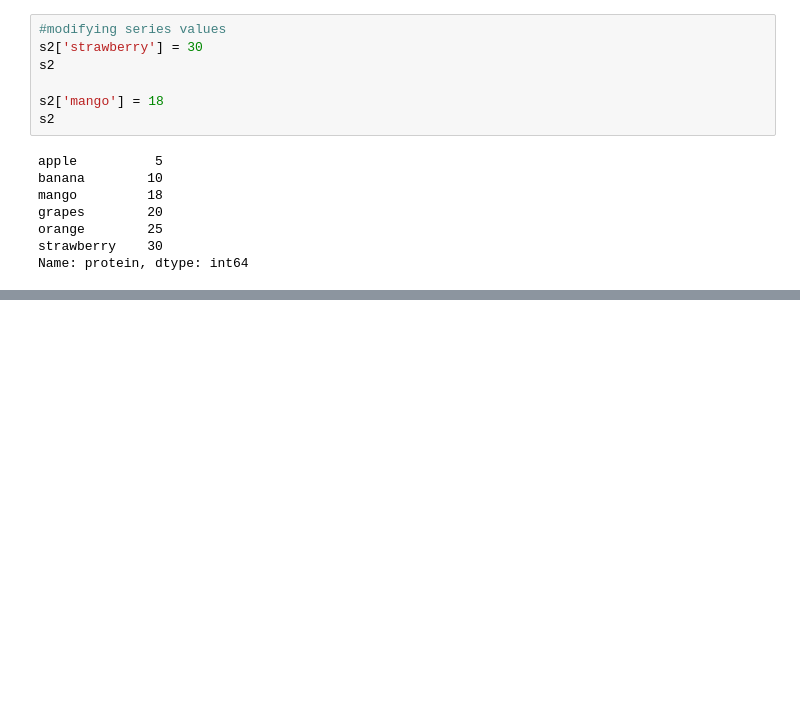
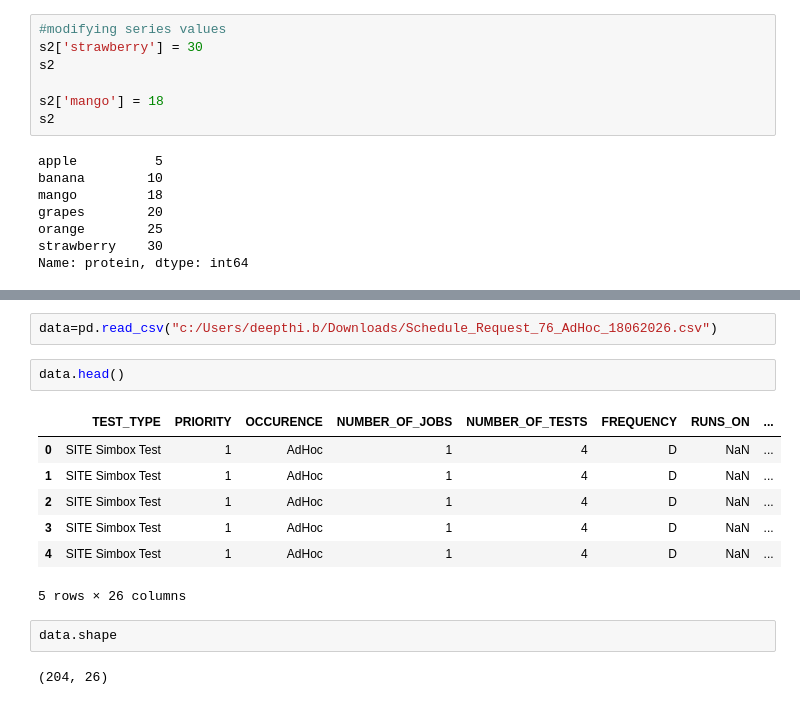
Before and after one commit to Deepthinaidu24/myProjects, a Jupyter notebook: Pandas_Pratice.ipynb, the cells around one changed output, grey strips where cells are left out. Drawn from its saved outputs; the diff is of its cells as text; blank space fills up the shorter version.

```diff
--- a/Pandas_Pratice.ipynb
+++ b/Pandas_Pratice.ipynb
@@ -113,0 +463,16 @@ Name: protein, dtype: int64
+# %%
+data=pd.read_csv("c:/Users/deepthi.b/Downloads/Schedule_Request_76_AdHoc_18062026.csv")
+# %%
+data.head()
+# %% [output]
+|  | TEST_TYPE | PRIORITY | OCCURENCE | NUMBER_OF_JOBS | NUMBER_OF_TESTS | FREQUENCY | RUNS_ON | ... |
+| 0 | SITE Simbox Test | 1 | AdHoc | 1 | 4 | D | NaN | ... |
+| 1 | SITE Simbox Test | 1 | AdHoc | 1 | 4 | D | NaN | ... |
+| 2 | SITE Simbox Test | 1 | AdHoc | 1 | 4 | D | NaN | ... |
+| 3 | SITE Simbox Test | 1 | AdHoc | 1 | 4 | D | NaN | ... |
+| 4 | SITE Simbox Test | 1 | AdHoc | 1 | 4 | D | NaN | ... |
+5 rows × 26 columns
+# %%
+data.shape
+# %% [output]
+(204, 26)
```
Also changed, not shown: parts of 35 cells of this notebook.
